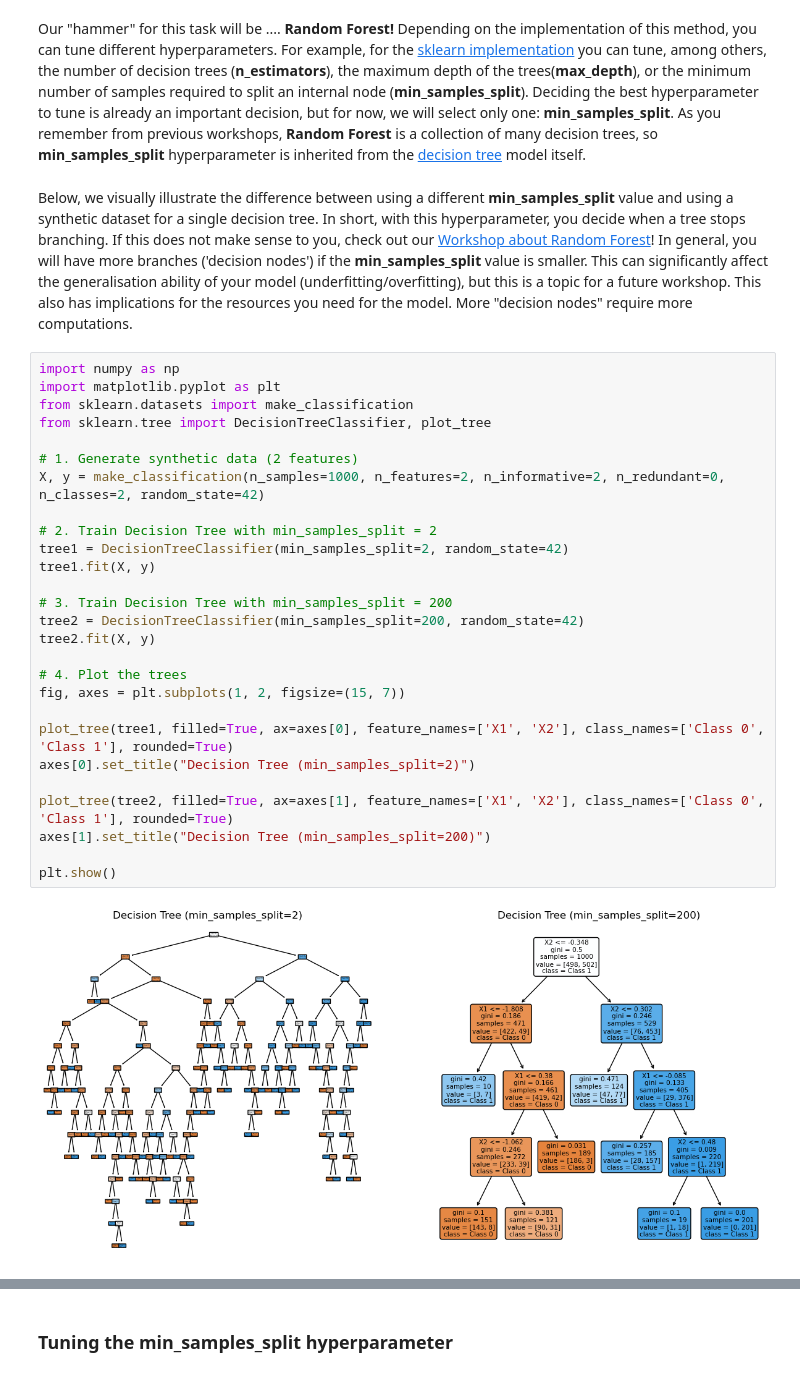
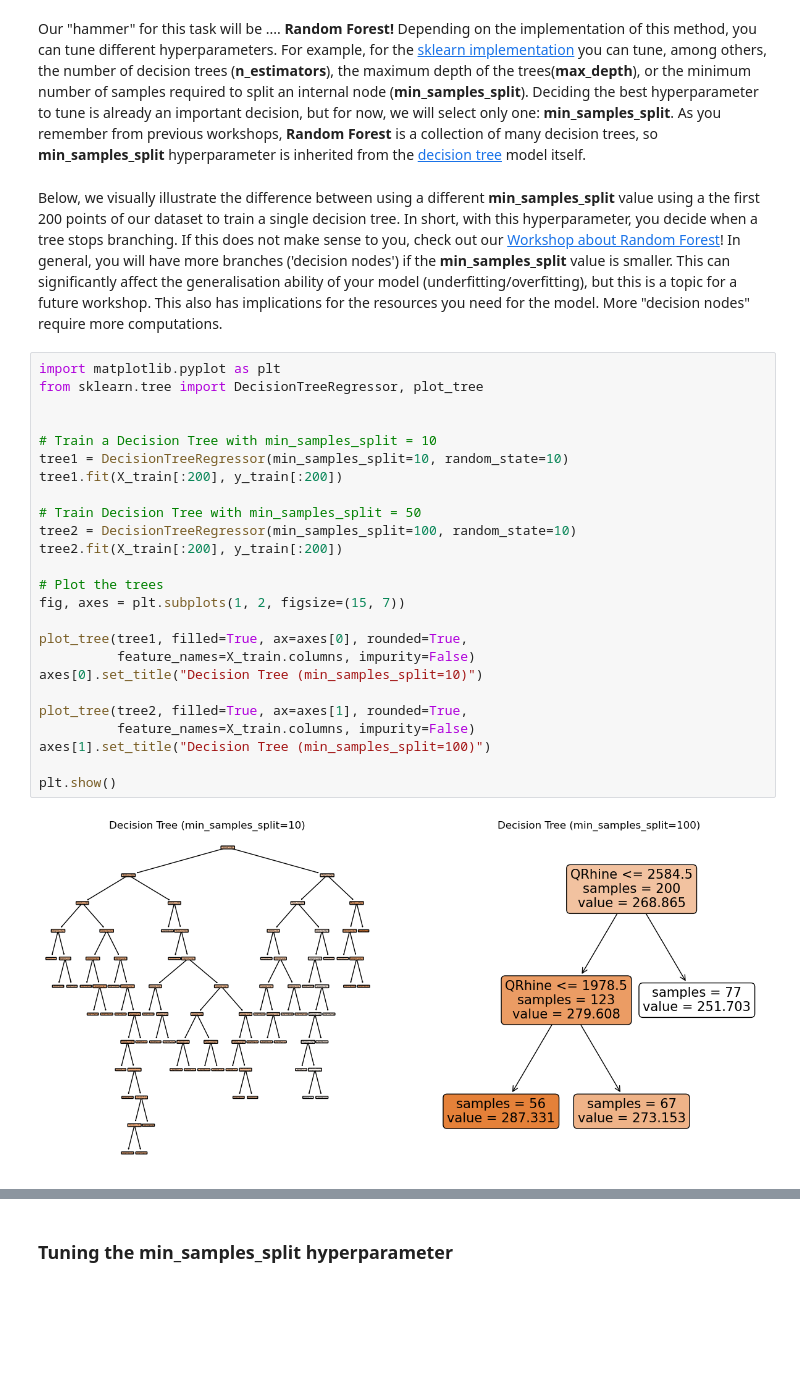
Before and after one commit to oriol-pomarol/codegeo_workshops, a Jupyter notebook: 5_hyperparameter_tuning.ipynb, the cells around one changed output, grey strips where cells are left out. Drawn from its saved outputs; the diff is of its cells as text; blank space fills up the shorter version.

Commit message:
Changed first part for cohesion.

```diff
--- a/5_hyperparameter_tuning.ipynb
+++ b/5_hyperparameter_tuning.ipynb
@@ -67,33 +72,31 @@ plt.show()
 # %% [markdown]
 Our "hammer" for this task will be .... **Random Forest!** Depending on the implementation of this method, you can tune different hyperparameters. For example, for the [sklearn implementation](https://scikit-learn.org/stable/modules/generated/sklearn.RandomForestRegressor.html) you can tune, among others, the number of decision trees (**n_estimators**), the maximum depth of the trees(**max_depth**), or the minimum number of samples required to split an internal node (**min_samples_split**). Deciding the best hyperparameter to tune is already an important decision, but for now, we will select only one: **min_samples_split**. As you remember from previous workshops, **Random Forest** is a collection of many decision trees, so **min_samples_split** hyperparameter is inherited from the [decision tree](https://scikit-learn.org/stable/modules/generated/sklearn.tree.DecisionTreeClassifier.html#sklearn.tree.DecisionTreeClassifier) model itself.
 # %% [markdown]
-Below, we visually illustrate the difference between using a different **min_samples_split** value and using a synthetic dataset for a single decision tree. In short, with this hyperparameter, you decide when a tree stops branching. If this does not make sense to you, check out our [Workshop about Random Forest](https://github.com/oriol-pomarol/codegeo_workshops/blob/main/1_understanding_random_forest.ipynb)! In general, you will have more branches ('decision nodes') if the **min_samples_split** value is smaller. This can significantly affect the generalisation ability of your model (underfitting/overfitting), but this is a topic for a future workshop. This also has implications for the resources you need for the model. More "decision nodes" require more computations.
+Below, we visually illustrate the difference between using a different **min_samples_split** value using a the first 200 points of our dataset to train a single decision tree. In short, with this hyperparameter, you decide when a tree stops branching. If this does not make sense to you, check out our [Workshop about Random Forest](https://github.com/oriol-pomarol/codegeo_workshops/blob/main/1_understanding_random_forest.ipynb)! In general, you will have more branches ('decision nodes') if the **min_samples_split** value is smaller. This can significantly affect the generalisation ability of your model (underfitting/overfitting), but this is a topic for a future workshop. This also has implications for the resources you need for the model. More "decision nodes" require more computations.
 # %%
-import numpy as np
 import matplotlib.pyplot as plt
-from sklearn.datasets import make_classification
-from sklearn.tree import DecisionTreeClassifier, plot_tree
+from sklearn.tree import DecisionTreeRegressor, plot_tree
 
-# 1. Generate synthetic data (2 features)
-X, y = make_classification(n_samples=1000, n_features=2, n_informative=2, n_redundant=0, n_classes=2, random_state=42)
 
-# 2. Train Decision Tree with min_samples_split = 2
-tree1 = DecisionTreeClassifier(min_samples_split=2, random_state=42)
-tree1.fit(X, y)
+# Train a Decision Tree with min_samples_split = 10
+tree1 = DecisionTreeRegressor(min_samples_split=10, random_state=10)
+tree1.fit(X_train[:200], y_train[:200])
 
-# 3. Train Decision Tree with min_samples_split = 200
-tree2 = DecisionTreeClassifier(min_samples_split=200, random_state=42)
-tree2.fit(X, y)
+# Train Decision Tree with min_samples_split = 50
+tree2 = DecisionTreeRegressor(min_samples_split=100, random_state=10)
+tree2.fit(X_train[:200], y_train[:200])
 
-# 4. Plot the trees
+# Plot the trees
 fig, axes = plt.subplots(1, 2, figsize=(15, 7))
 
-plot_tree(tree1, filled=True, ax=axes[0], feature_names=['X1', 'X2'], class_names=['Class 0', 'Class 1'], rounded=True)
-axes[0].set_title("Decision Tree (min_samples_split=2)")
+plot_tree(tree1, filled=True, ax=axes[0], rounded=True,
+          feature_names=X_train.columns, impurity=False)
+axes[0].set_title("Decision Tree (min_samples_split=10)")
 
-plot_tree(tree2, filled=True, ax=axes[1], feature_names=['X1', 'X2'], class_names=['Class 0', 'Class 1'], rounded=True)
-axes[1].set_title("Decision Tree (min_samples_split=200)")
+plot_tree(tree2, filled=True, ax=axes[1], rounded=True,
+          feature_names=X_train.columns, impurity=False)
+axes[1].set_title("Decision Tree (min_samples_split=100)")
 
 plt.show()
 # %% [output]
-[figure, old version]
+[figure, new version]
```
Also changed, not shown: parts of 29 cells of this notebook.
